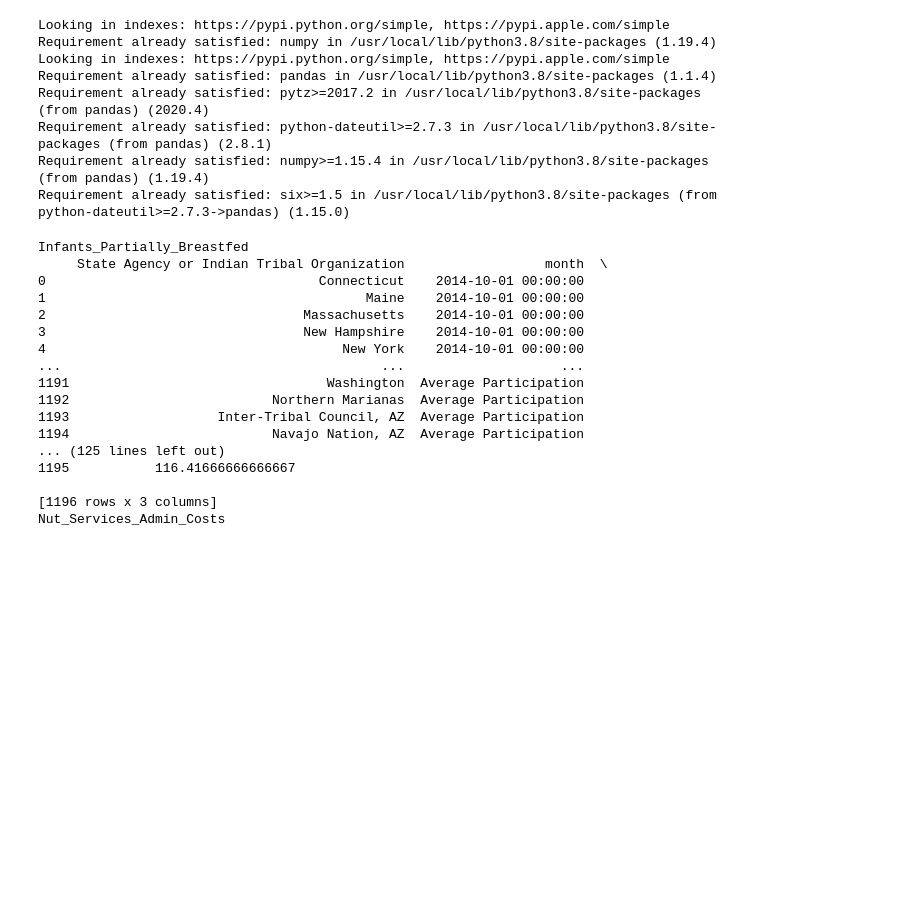
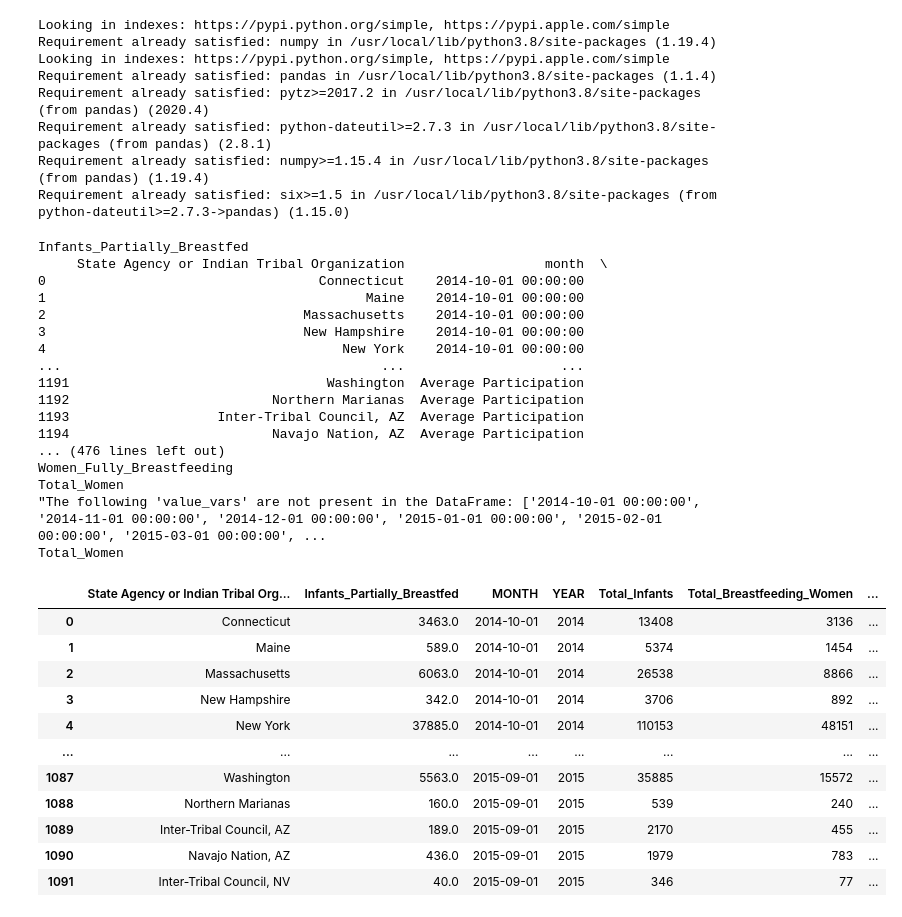
Before and after one commit to daltonsi/us-public-food-assistance, a Jupyter notebook: data-preprocessing.ipynb, the cells around one changed output. Cells and saved outputs as stored; diff of their text form; code cells hidden in the pictures; blank space fills up the shorter version.

Commit message:
merged WIC df

```diff
--- a/data-preprocessing.ipynb
+++ b/data-preprocessing.ipynb
@@ -36,49 +37,71 @@ def preprocess_WIC(data_paths):
     WIC_dir_re = re.compile('data\/kaggle_raw\/WICAgencies*.{4}ytd\/.*\.csv')
     WIC_data_paths = [path for path in data_paths if re.findall(WIC_dir_re, path)]
 
-    #TODO: Nut_Services_Admin_Costs reformats the dates
 
     for path in WIC_data_paths:
-        _variables = [col for col in list(pd.read_csv(path, nrows=1)) if col != 'State Agency or Indian Tribal Organization']
-        _subtitle = re.findall(re.compile('data\/kaggle_raw\/WICAgencies*.{4}ytd\/(.*)\.csv'),path)[0]
-        _year = re.findall(re.compile('data\/kaggle_raw\/WICAgencies*(.{4})ytd\/.*\.csv'),path)[0]
-        print(_subtitle)
-        _WIC_df = pd.read_csv(path).melt(id_vars=['State Agency or Indian Tribal Organization'],value_vars=variables).rename(columns={'variable':'month', 'value':_subtitle})
-        print(_WIC_df)
-        _WIC_df['MONTH'] = _WIC_df['month'].str.extract(r'(^\d{4}\-\d{2}\-\d{2})')
-        _WIC_df['YEAR'] = _WIC_df['MONTH'].str.extract(r'(^\d{4})')
-        del _WIC_df['month']
-        _WIC_df.dropna(inplace=True)
+        try:     #TODO: Nut_Services_Admin_Costs reformats the dates
 
-        df_list.append(_WIC_df)
+
+            _variables = [col for col in list(pd.read_csv(path, nrows=1)) if col != 'State Agency or Indian Tribal Organization']
+            _subtitle = re.findall(re.compile('data\/kaggle_raw\/WICAgencies*.{4}ytd\/(.*)\.csv'),path)[0]
+            _year = re.findall(re.compile('data\/kaggle_raw\/WICAgencies*(.{4})ytd\/.*\.csv'),path)[0]
+            print(_subtitle)
+            _WIC_df = pd.read_csv(path).melt(id_vars=['State Agency or Indian Tribal Organization'],value_vars=variables).rename(columns={'variable':'month', 'value':_subtitle})
+            print(_WIC_df)
+            _WIC_df['MONTH'] = _WIC_df['month'].str.extract(r'(^\d{4}\-\d{2}\-\d{2})')
+            _WIC_df['YEAR'] = _WIC_df['MONTH'].str.extract(r'(^\d{4})')
+            del _WIC_df['month']
+            _WIC_df.dropna(inplace=True)
+
+            df_list.append(_WIC_df)
+
+        except Exception as e:
+            print(str(e))
+            print(_subtitle)
+            pass
+
 
     return df_list
 
 
 
 
 
 
 
 data_paths = write_data_paths()
-WIC_df = preprocess_WIC(data_paths)
+WIC_df_list = preprocess_WIC(data_paths)
+
+WIC_df = reduce(lambda x, y: pd.merge(x, y, on = ['State Agency or Indian Tribal Organization','YEAR','MONTH']), WIC_df_list)
 
 WIC_df
 # %% [output]
 Infants_Partially_Breastfed
      State Agency or Indian Tribal Organization                  month  \
 0                                   Connecticut    2014-10-01 00:00:00
 1                                         Maine    2014-10-01 00:00:00
 2                                 Massachusetts    2014-10-01 00:00:00
 3                                 New Hampshire    2014-10-01 00:00:00
 4                                      New York    2014-10-01 00:00:00
 ...                                         ...                    ...
 1191                                 Washington  Average Participation
 1192                          Northern Marianas  Average Participation
 1193                   Inter-Tribal Council, AZ  Average Participation
 1194                          Navajo Nation, AZ  Average Participation
-... (125 lines left out)
-1195           116.41666666666667
-
-[1196 rows x 3 columns]
-Nut_Services_Admin_Costs
+... (476 lines left out)
+Women_Fully_Breastfeeding
+Total_Women
+"The following 'value_vars' are not present in the DataFrame: ['2014-10-01 00:00:00', '2014-11-01 00:00:00', '2014-12-01 00:00:00', '2015-01-01 00:00:00', '2015-02-01 00:00:00', '2015-03-01 00:00:00', ...
+Total_Women
+|  | State Agency or Indian Tribal Org... | Infants_Partially_Breastfed | MONTH | YEAR | Total_Infants | Total_Breastfeeding_Women | ... |
+| 0 | Connecticut | 3463.0 | 2014-10-01 | 2014 | 13408 | 3136 | ... |
+| 1 | Maine | 589.0 | 2014-10-01 | 2014 | 5374 | 1454 | ... |
+| 2 | Massachusetts | 6063.0 | 2014-10-01 | 2014 | 26538 | 8866 | ... |
+| 3 | New Hampshire | 342.0 | 2014-10-01 | 2014 | 3706 | 892 | ... |
+| 4 | New York | 37885.0 | 2014-10-01 | 2014 | 110153 | 48151 | ... |
+| ... | ... | ... | ... | ... | ... | ... | ... |
+| 1087 | Washington | 5563.0 | 2015-09-01 | 2015 | 35885 | 15572 | ... |
+| 1088 | Northern Marianas | 160.0 | 2015-09-01 | 2015 | 539 | 240 | ... |
+| 1089 | Inter-Tribal Council, AZ | 189.0 | 2015-09-01 | 2015 | 2170 | 455 | ... |
+| 1090 | Navajo Nation, AZ | 436.0 | 2015-09-01 | 2015 | 1979 | 783 | ... |
+| 1091 | Inter-Tribal Council, NV | 40.0 | 2015-09-01 | 2015 | 346 | 77 | ... |
```
Also changed, not shown: parts of 2 cells of this notebook, 1 other file.
